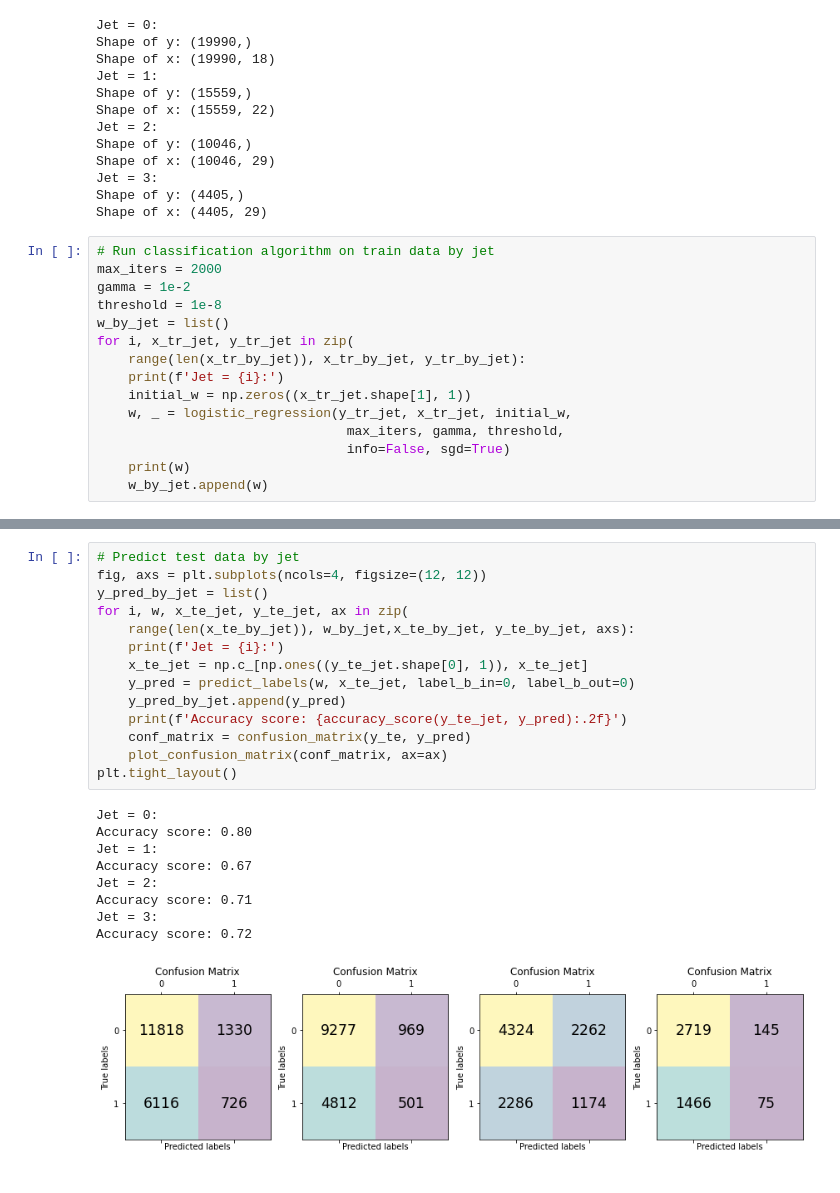
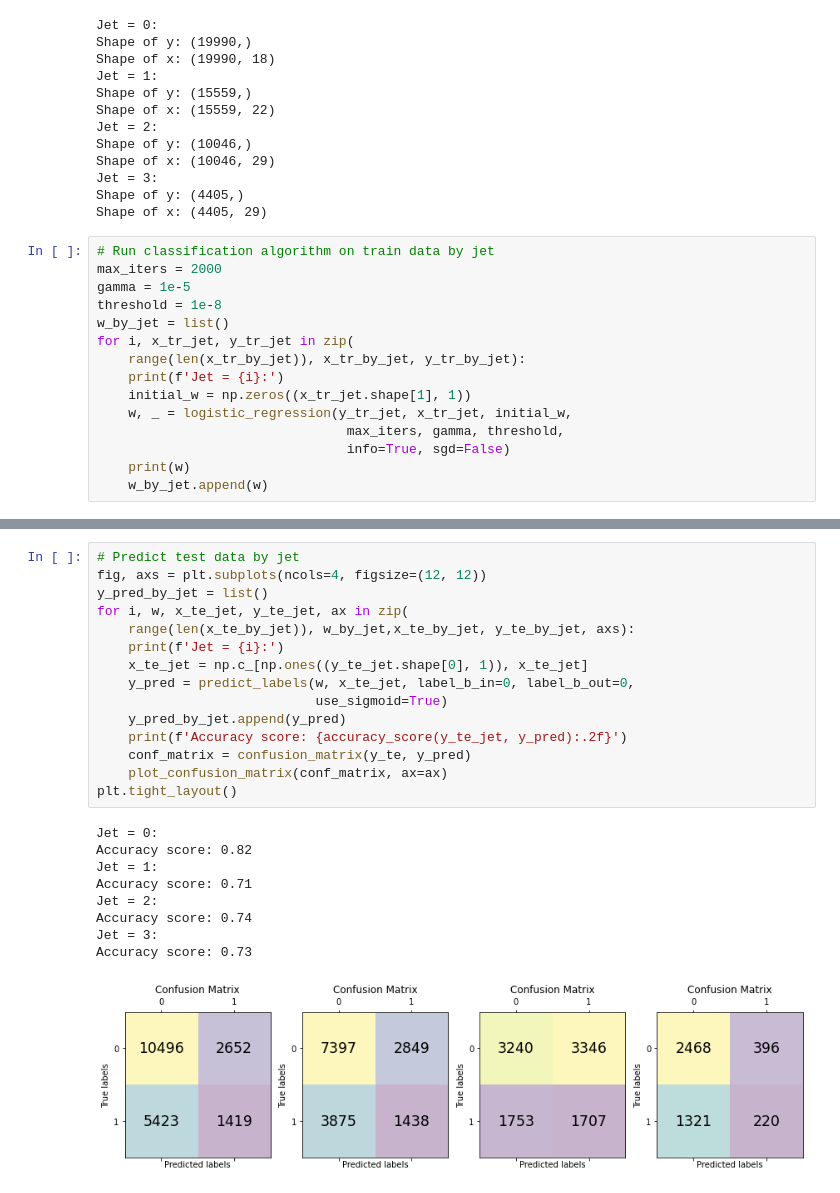
Before and after one commit to Quentin18/higgs-boson-challenge, a Jupyter notebook: scripts/main.ipynb, the cells around one changed output, grey strips where cells are left out. Drawn from its saved outputs; the diff is of its cells as text.

Commit message:
fix predict_labels

```diff
--- a/scripts/main.ipynb
+++ b/scripts/main.ipynb
@@ -152,7 +152,7 @@ Shape of x: (4405, 29)
 # %%
 # Run classification algorithm on train data by jet
 max_iters = 2000
-gamma = 1e-2
+gamma = 1e-5
 threshold = 1e-8
 w_by_jet = list()
 for i, x_tr_jet, y_tr_jet in zip(
@@ -161,7 +161,7 @@ for i, x_tr_jet, y_tr_jet in zip(
     initial_w = np.zeros((x_tr_jet.shape[1], 1))
     w, _ = logistic_regression(y_tr_jet, x_tr_jet, initial_w,
                                 max_iters, gamma, threshold,
-                                info=False, sgd=True)
+                                info=True, sgd=False)
     print(w)
     w_by_jet.append(w)
 # %% [output]
@@ -185,27 +185,28 @@ Jet = 2:
 # %%
 # Predict test data by jet
 fig, axs = plt.subplots(ncols=4, figsize=(12, 12))
 y_pred_by_jet = list()
 for i, w, x_te_jet, y_te_jet, ax in zip(
     range(len(x_te_by_jet)), w_by_jet,x_te_by_jet, y_te_by_jet, axs):
     print(f'Jet = {i}:')
     x_te_jet = np.c_[np.ones((y_te_jet.shape[0], 1)), x_te_jet]
-    y_pred = predict_labels(w, x_te_jet, label_b_in=0, label_b_out=0)
+    y_pred = predict_labels(w, x_te_jet, label_b_in=0, label_b_out=0,
+                            use_sigmoid=True)
     y_pred_by_jet.append(y_pred)
     print(f'Accuracy score: {accuracy_score(y_te_jet, y_pred):.2f}')
     conf_matrix = confusion_matrix(y_te, y_pred)
     plot_confusion_matrix(conf_matrix, ax=ax)
 plt.tight_layout()
 # %% [output]
 Jet = 0:
-Accuracy score: 0.80
+Accuracy score: 0.82
 Jet = 1:
-Accuracy score: 0.67
+Accuracy score: 0.71
 Jet = 2:
-Accuracy score: 0.71
+Accuracy score: 0.74
 Jet = 3:
-Accuracy score: 0.72
+Accuracy score: 0.73
-[figure, old version]
+[figure, new version]
 # %%
 # Concatenate results
 y_te = np.concatenate(y_te_by_jet)
```
Also changed, not shown: parts of 2 cells of this notebook, 1 other file.
